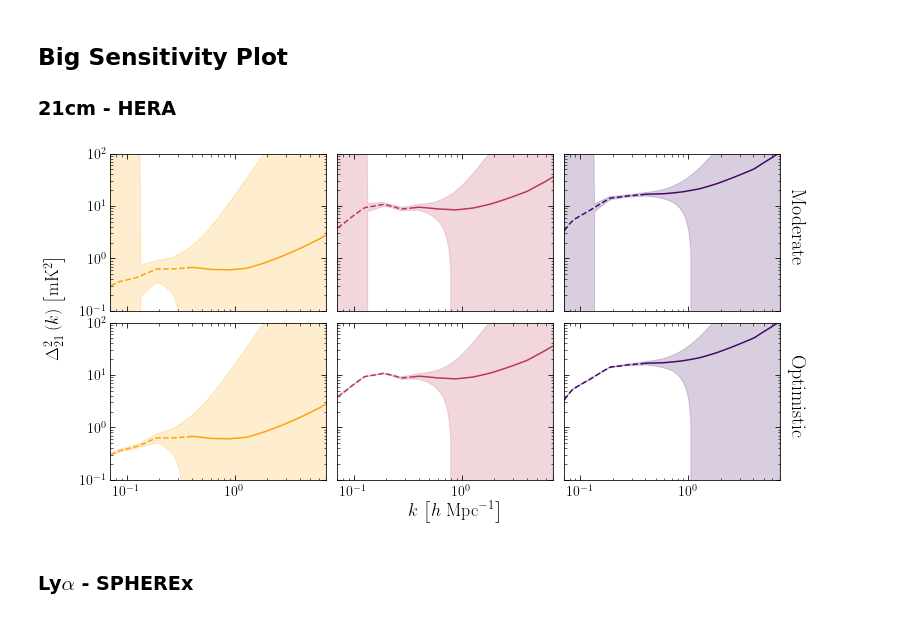
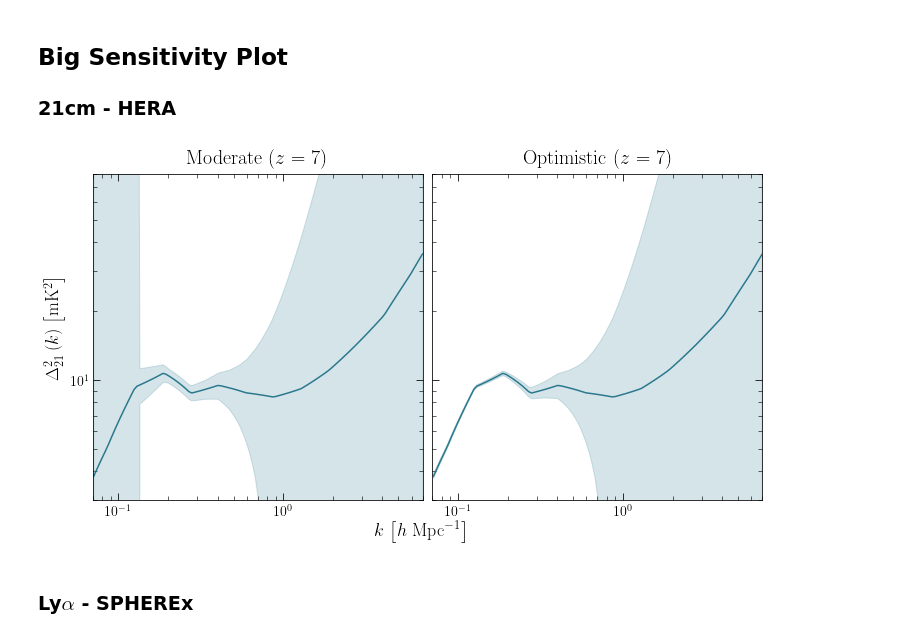
Before and after one commit to tacox5/Senior_Thesis, a Jupyter notebook: notebooks/Noise_Power_Spectrum.ipynb, the cells around one changed output. Saved outputs shown, nothing was run; the diff lists cells and outputs as text; code cells hidden in the pictures.

```diff
--- a/notebooks/Noise_Power_Spectrum.ipynb
+++ b/notebooks/Noise_Power_Spectrum.ipynb
@@ -260,6 +261,6 @@ noise[np.isinf(noise)] = 1e5
 noise[np.isnan(noise)] = 1e5
 # %%
 xterm_labels = [r'$P_{21} P_{\rm Ly \alpha}$',
-                r'$P_{21} \sigma_{\rm Ly \alpha}$',
-                r'$P_{\rm Ly \alpha} \sigma_{21}$',
-                r'$\sigma_{\rm Ly \alpha} \sigma_{21}$']
+                r'$P_{21} P_{\rm Ly \alpha, N}$',
+                r'$P_{\rm Ly \alpha} P_{\rm 21, N}$',
+                r'$P_{\rm Ly \alpha, N} P_{\rm 21, N}$']
@@ -355,48 +399,59 @@ for i, p in enumerate(pkl_files):
 ## Big Sensitivity Plot
 ### 21cm - HERA
 # %%
-fig, ax = plt.subplots(2, 3, figsize=(12, 6), sharey = True, sharex = True)
+fig, ax = plt.subplots(1, 2, figsize=(12, 6), sharey = True, sharex = True)
 
 axs = ax.ravel()
 
-colors = plt.cm.inferno(np.linspace(0.2, 0.8, 3))[::-1]
+#colors = plt.cm.inferno(np.linspace(0.2, 0.8, 3))[::-1]
+colors = plt.cm.viridis(np.linspace(0., 0.8, 3))
 
 pkl_files = glob.glob('hera_sense_*.pkl')
 pkl_files.sort()
+pkl_files = [pkl_files[1], pkl_files[4]]
 
 for i, ax_i in enumerate(axs):
 
     with open(pkl_files[i], 'rb') as pfile:
         sensitivity = pickle.load(pfile)
 
     base = os.path.splitext(pkl_files[i])[0]
     noise = np.load(base + '.npy')
 
     ks = np.logspace(np.log10(1.2 * sensitivity.k_min.value), np.log10(0.9 * sensitivity.k_max.value), 115)
 
-    ax_i.plot(ks[:42], sensitivity.p21(ks[:42]), color = colors[i % 3], linestyle = '--')
-    ax_i.plot(ks[41:], sensitivity.p21(ks[41:]), color = colors[i % 3], linestyle = '-')
+    ax_i.plot(ks, sensitivity.p21(ks), color = colors[1])
+    #ax_i.plot(ks[41:], sensitivity.p21(ks[41:]), color = colors[i % 3], linestyle = '-')
     ax_i.fill_between(ks, sensitivity.p21(ks).value - noise,
-                     sensitivity.p21(ks).value + noise, alpha = 0.2, color = colors[i % 3])
+                     sensitivity.p21(ks).value + noise, alpha = 0.2, color = colors[1])
     ax_i.set_xscale('log')
     ax_i.set_yscale('log')
     ax_i.set_xlim([0.07, 7])
-    ax_i.set_ylim([0.1, 1e2])
+    ax_i.set_ylim([3, 80])
     ax_i.tick_params(axis='both', which='major', labelsize=14)
     ax_i.tick_params(axis='x', pad = 6)
+    if i == 0:
+        ax_i.set_title(r'Moderate $\left(z = 7 \right)$', fontsize = 20, pad = 10)
 
-fig.text(0.47, 0.04, r'$k$ $\left[h \ {\rm Mpc}^{-1} \right]$', fontsize = 18)
-fig.text(0.05, 0.41, r'$\Delta^2_{21} \left( k \right)$ $\left[\rm mK^2 \right]$', rotation = 90, fontsize = 18)
 
-fig.text(0.91, 0.63, r'Moderate', fontsize = 20, rotation = 270)
-fig.text(0.91, 0.23, r'Optimistic', fontsize = 20, rotation = 270)
+    if i == 1:
+        ax_i.set_title(r'Optimistic $\left(z = 7 \right)$', fontsize = 20, pad = 10)
+        #ax_i.text(0.05, 0.9, r'$z = 7$', transform = ax_i.transAxes, fontsize = 20)
+
+
+
+fig.text(0.45, 0.04, r'$k$ $\left[h \ {\rm Mpc}^{-1} \right]$', fontsize = 18)
+fig.text(0.07, 0.41, r'$\Delta^2_{21} \left( k \right)$ $\left[\rm mK^2 \right]$', rotation = 90, fontsize = 18)
+
+#fig.text(0.91, 0.63, r'Moderate', fontsize = 20, rotation = 270)
+#fig.text(0.91, 0.23, r'Optimistic', fontsize = 20, rotation = 270)
 #fig.tight_layout()
-plt.subplots_adjust(wspace = 0.05, hspace = 0.075)
+plt.subplots_adjust(wspace = 0.03, hspace = 0.075)
 
-#plt.savefig('21cm_errorbars.pdf', dpi = 500, bbox_inches = 'tight')
-plt.show()
+plt.savefig('21cm_errorbars.pdf', dpi = 500, bbox_inches = 'tight')
+#plt.show()
 # %% [output]
-[figure, old version]
+[figure, new version]
 # %% [markdown]
 ### Ly$\alpha$ - SPHEREx
 # %% [markdown]
```
Also changed, not shown: parts of 2 cells of this notebook, 46 other files.
